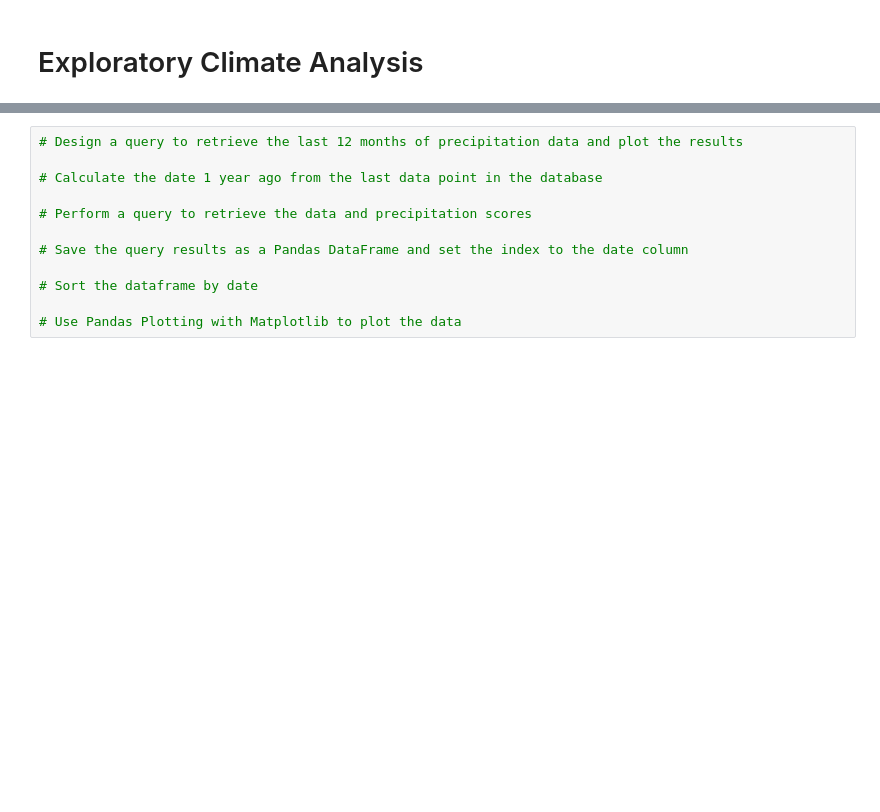
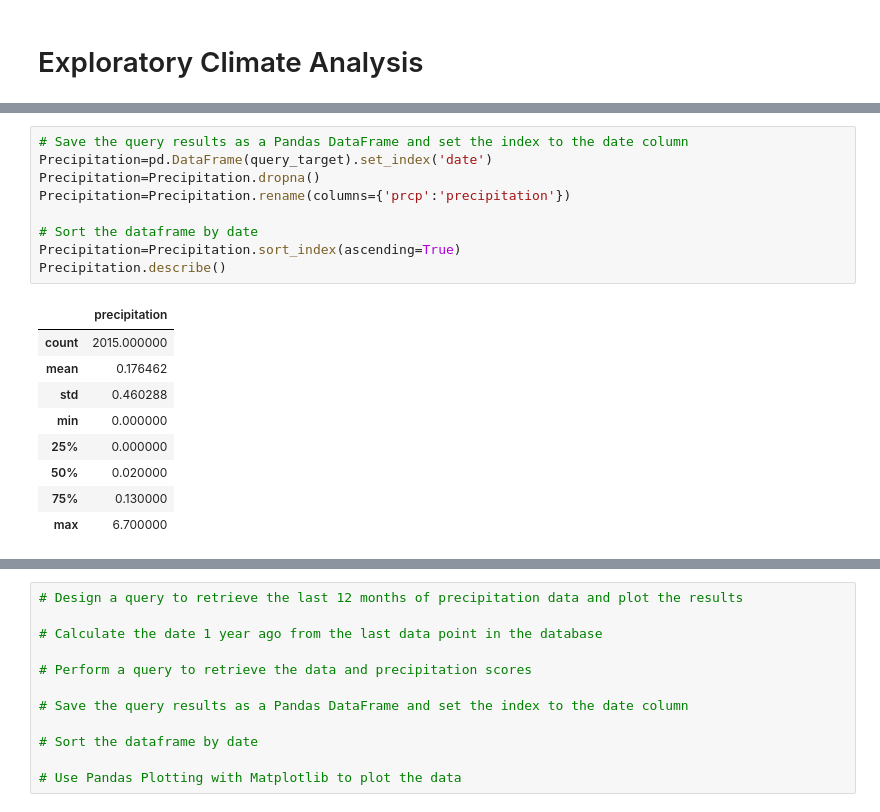
Before and after one commit to raciv65/SQLALCHEMY-Challenge, a Jupyter notebook: climate_starter.ipynb, the cells around one changed output, grey strips where cells are left out. Drawn from its saved outputs; the diff is of its cells as text; blank space fills up the shorter version.

```diff
--- a/climate_starter.ipynb
+++ b/climate_starter.ipynb
@@ -111,0 +129,19 @@ for record in date_query:
+# %%
+# Save the query results as a Pandas DataFrame and set the index to the date column
+Precipitation=pd.DataFrame(query_target).set_index('date')
+Precipitation=Precipitation.dropna()
+Precipitation=Precipitation.rename(columns={'prcp':'precipitation'})
+
+# Sort the dataframe by date
+Precipitation=Precipitation.sort_index(ascending=True)
+Precipitation.describe()
+# %% [output]
+|  | precipitation |
+| count | 2015.000000 |
+| mean | 0.176462 |
+| std | 0.460288 |
+| min | 0.000000 |
+| 25% | 0.000000 |
+| 50% | 0.020000 |
+| 75% | 0.130000 |
+| max | 6.700000 |
```
Also changed, not shown: parts of 17 cells of this notebook.
